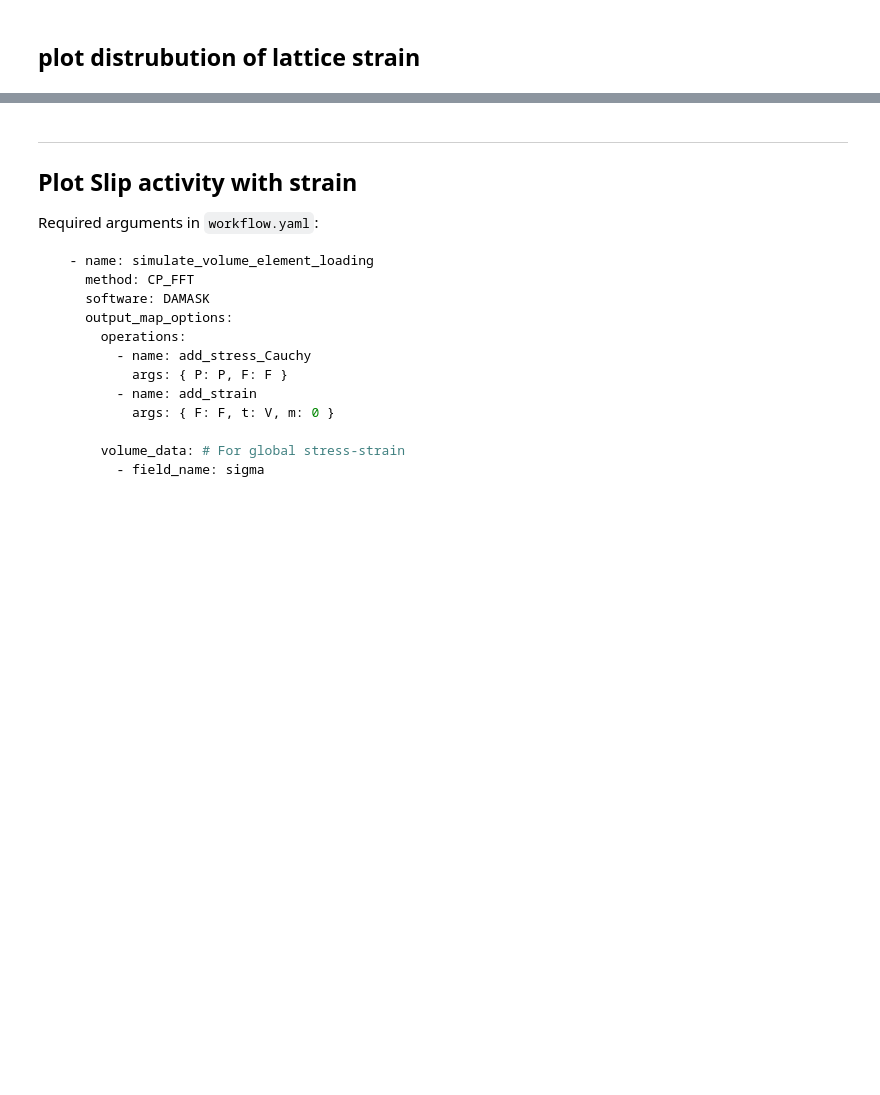
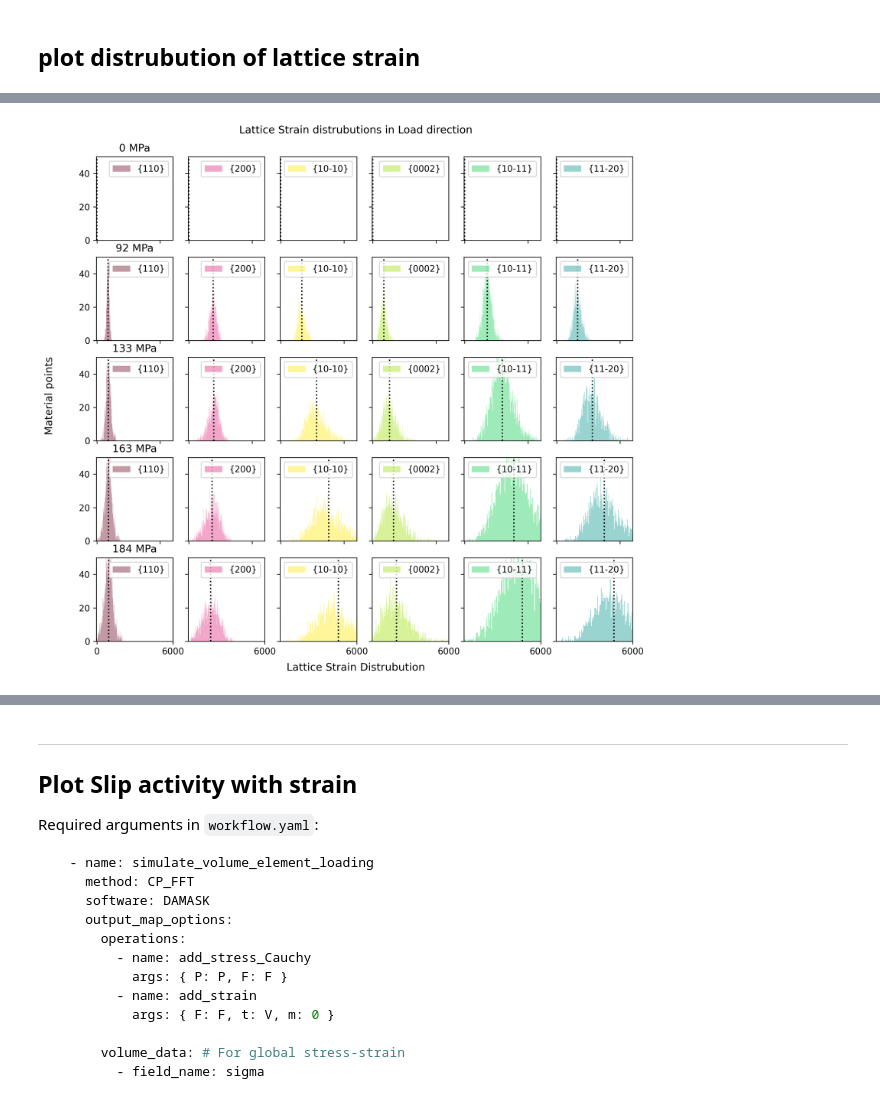
Before and after one commit to LightForm-group/Diffraction-postprocessing, a Jupyter notebook: Matflow_postproc_example.ipynb, the cells around one changed output, grey strips where cells are left out. Saved outputs shown, nothing was run; the diff lists cells and outputs as text; code cells hidden in the pictures; blank space fills up the shorter version.

```diff
--- a/Matflow_postproc_example.ipynb
+++ b/Matflow_postproc_example.ipynb
@@ -327,2 +339,86 @@ phase: Ti_alpha Direction: Z
+# %%
+from tqdm import tqdm
+%matplotlib inline
+
+incs = 100
+step = 20
+coloumns = 6
+
+fig, ax = plt.subplots(int(incs/step), coloumns, figsize=(11, 10), dpi=300, facecolor='w') # one row, three coloumns
+fig.suptitle(f"Lattice Strain distrubutions in Load direction", y=0.93)
+
+colours=np.array(['#67001F', '#DF2179', # beta
+                  '#FFE800', '#9FDF00', '#0DCD52', '#00948D'], # alpha
+                  dtype='object')
+# colours=np.array(['#DF2179'], # just {200} beta
+#                   dtype='object')
+
+# ax[0, 0].set_title("{110}")
+# ax[0, 1].set_title("{200}")
+# ax[0, 2].set_title("{10-10}")
+# ax[0, 3].set_title("{0002}")
+# ax[0, 4].set_title("{10-11}")
+# ax[0, 5].set_title("{11-20}")
+for inc in tqdm(range(0, incs, step)):
+    stress=ve_response['volume_data']['sigma']['data'][inc,:,1, 1].mean(axis=0)/1e6
+# for inc in [incs]:
+    plane_num=0
+    for phase in ["Ti_beta", "Ti_alpha"]:
+        for plane in latticestrain["Y"][phase].keys():
+            lattstrain_dist = latticestrain["Y"][phase][plane][inc]
+            mean_latticestrain = lattstrain_dist.mean()
+            ax[int(inc/step), plane_num].hist(lattstrain_dist*1e6,
+                    bins=200,
+                    alpha=0.4, color=colours[plane_num], label=plane)
+            ax[int(inc/step), plane_num].axvline(mean_latticestrain*1e6, linestyle='dotted', color='k')
+            ax[int(inc/step), plane_num].tick_params(labelbottom=False)
+            ax[int(inc/step), plane_num].tick_params(labelleft=False)
+            ax[int(inc/step), plane_num].set_xlim([-50, 6000])
+            ax[int(inc/step), plane_num].set_ylim([0, 50])
+            ax[int(inc/step), plane_num].legend()
+            ax[int(inc/step), 0].set_title(f"{int(stress)} MPa")
+            ax[int(inc/step), 0].tick_params(labelleft=True)
+            ax[-1, plane_num].tick_params(labelbottom=True)
+            ax[-1, plane_num].set_xticks([6000])
+            plane_num=plane_num+1
+ax[-1, 0].set_xticks([0, 6000])
+
+# for inc in tqdm(range(0, incs, step)):
+#     stress=ve_response['volume_data']['sigma']['data'][inc,:,1, 1].mean(axis=0)/1e6
+#     for phase in ["Ti_beta"]:
+#         for plane in ["{200}"]:
+#             lattstrain_dist = latticestrain["Y"][phase][plane][inc]
+#             mean_latticestrain = lattstrain_dist.mean()
+#             ax[int(inc/step)].hist(lattstrain_dist*1e6,
+#                     bins=200,
+#                     alpha=0.4, color=colours[0], label=plane)
+#             ax[int(inc/step)].axvline(mean_latticestrain*1e6, linestyle='dotted', color='k')
+#             ax[int(inc/step)].tick_params(labelbottom=False)
+#             ax[int(inc/step)].set_xlim([-50, 6000])
+#             ax[int(inc/step)].set_ylim([0, 50])
+#             ax[int(inc/step)].set_title(f"{int(stress)} MPa")
+#             ax[int(inc/step)].legend()
+#             ax[-1].tick_params(labelbottom=True)
+
+# fig, ax = plt.subplots(6, 1, figsize=(5, 10), dpi=300, facecolor='w')
+# plane_num=0
+# for phase in ["Ti_beta", "Ti_alpha"]:
+#     for plane in latticestrain["Y"][phase].keys():
+#         lattstrain_dist = latticestrain["Y"][phase][plane][-1]
+#         mean_latticestrain = lattstrain_dist.mean()
+#         ax[plane_num].hist(lattstrain_dist*1e6,
+#                 bins=200,
+#                 alpha=0.4, color=colours[plane_num], label=plane)
+#         ax[plane_num].axvline(mean_latticestrain*1e6, linestyle='dotted', color='k')
+#         ax[plane_num].set_xticks([0, 2000, 4000, 6000])
+#         ax[plane_num].tick_params(labelleft=False)
+#         ax[plane_num].set_xlim([-500, 7000])
+#         ax[plane_num].set_ylim([0, 70])
+#         plane_num=plane_num+1
+
+fig.supylabel('Material points', x=0.05);
+fig.supxlabel('Lattice Strain Distrubution', y=0.06);
+# %% [output]
+[figure, added]
 # %% [markdown]
 ## plot hydrostatic stress against true strain
```
Also changed, not shown: parts of 32 cells of this notebook, 44 other files.
